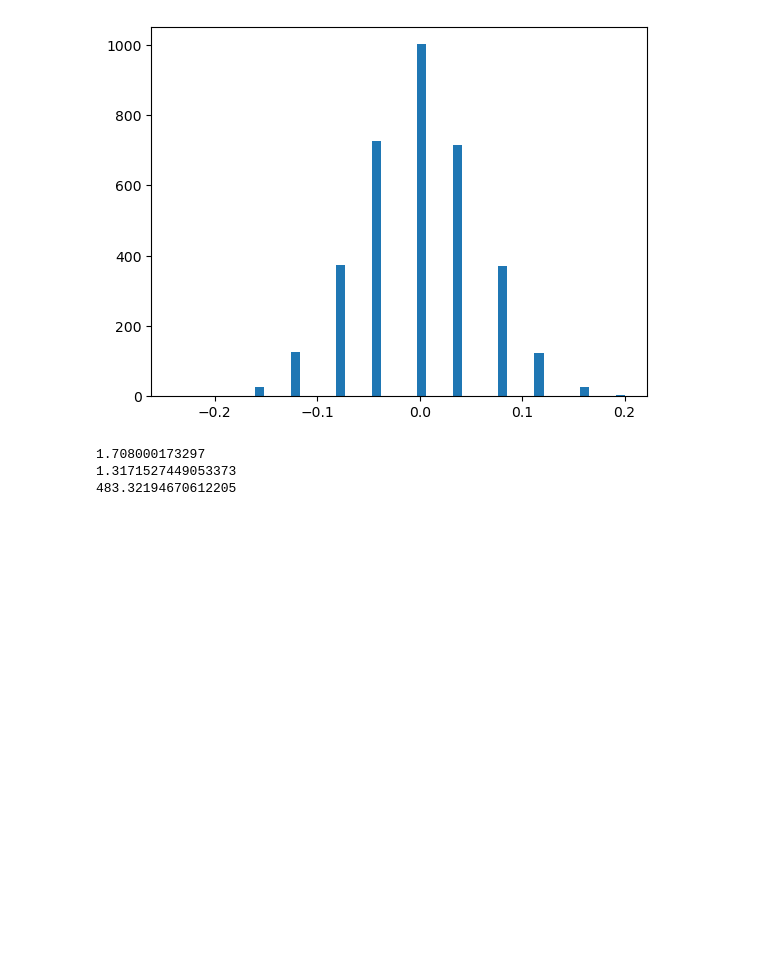
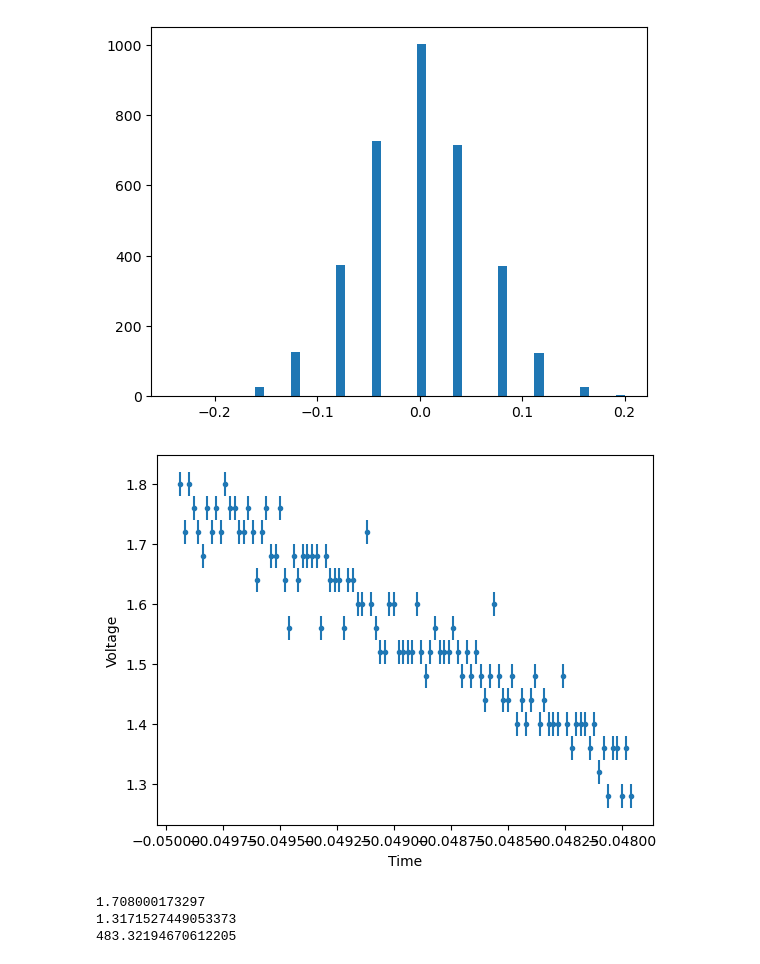
Before and after one commit to LaraTatli18/doppler-free-laser-spectroscopy, a Jupyter notebook: Calibrate.ipynb, the cells around one changed output. Cells and saved outputs as stored; diff of their text form; code cells hidden in the pictures; blank space fills up the shorter version.

```diff
--- a/Calibrate.ipynb
+++ b/Calibrate.ipynb
@@ -137,3 +139,17 @@ ch2_err=0.04/2
+# %%
+#so the errors are
+ch1_err=0.008/2
+ch2_err=0.04/2
+
+#this data is actually discrete so we can add uncertanties as +- half the step
+plt.errorbar(trunc_time_ch2[0:100], trunc_voltage_ch2[0:100], yerr=ch2_err,marker='.',linestyle='')
+
+plt.xlabel('Time')
+plt.ylabel('Voltage')
+
+plt.show()
+# %% [output]
+[figure, added]
 # %%
 print(np.max(trunc_voltage_ch2)-np.min(trunc_voltage_ch1))
 print(np.mean(trunc_voltage_ch2))
```
Also changed, not shown: parts of 4 cells of this notebook.
